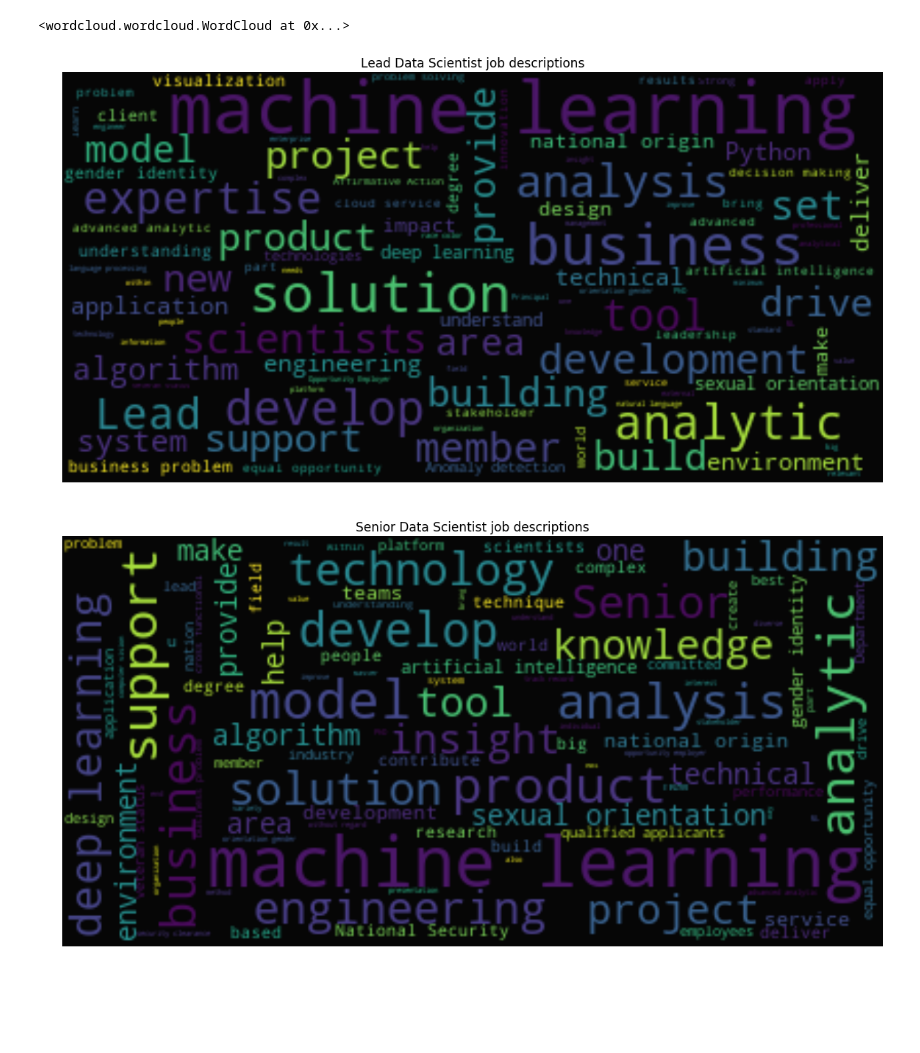
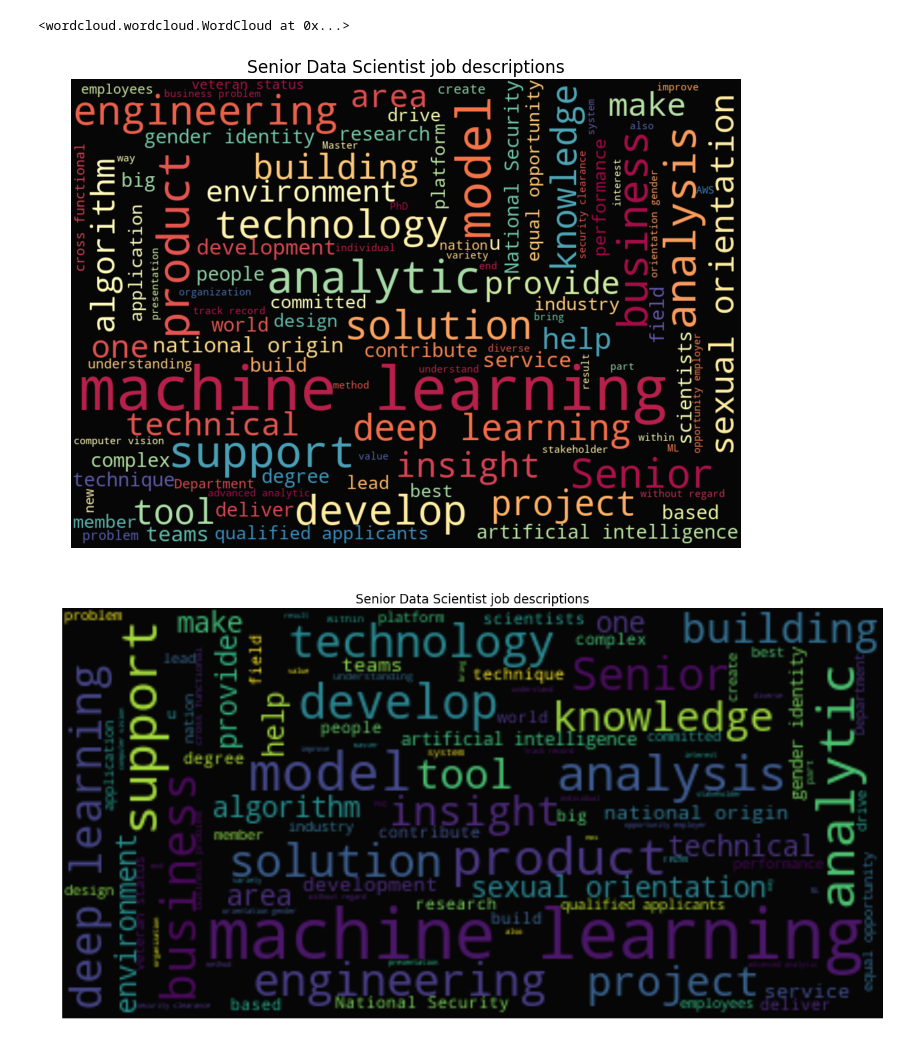
Before and after one commit to sashananda/sta_project_1, a Jupyter notebook: code/raw_code/NLP/wordcloud.ipynb, the cells around one changed output. Saved outputs shown, nothing was run; the diff lists cells and outputs as text; code cells hidden in the pictures; blank space fills up the shorter version.

Commit message:
Add updated word clouds and corr matrix and renamed folder

```diff
--- a/code/raw_code/NLP/wordcloud.ipynb
+++ b/code/raw_code/NLP/wordcloud.ipynb
@@ -18,7 +18,7 @@ stpwords = stopwords.words('english') + stopwords.words('french')
 import itertools
 import collections
 # %%
-df = pd.read_csv('../../../data/clean_data/salaries_and_descriptions.csv',encoding='utf-8')
+df = pd.read_csv('../../../data/clean_data/intermediate cleaned data/salaries_and_descriptions.csv',encoding='utf-8')
 # %%
 df.shape
 # %% [output]
@@ -69,21 +69,20 @@ specific_stpwords = stpwords + specific_words
 def gen_wordcloud(df, position, max_words, words_exclude):
     subs = df[df.Position_clean == position]
     txt = subs.Description.values
-    wc = WordCloud(background_color = 'black', max_words = max_words, stopwords = words_exclude)
+    wc = WordCloud(background_color = 'black', max_words = max_words, stopwords = words_exclude,width=1000, height = 700)
     wc.generate(" ". join(txt))
-    plt.figure(figsize = (20,20))
+    plt.figure(figsize = (12,9))
     plt.axis('off')
     TITLE = position + ' job descriptions'
     plt.title(TITLE, fontsize = 17)
-    plt.imshow(wc.recolor(colormap= 'viridis' , random_state=200), alpha=0.98, interpolation='bilinear')
+    plt.imshow(wc.recolor(colormap= 'Spectral' , random_state=200), alpha=0.98, interpolation='bilinear')
     FIG_TITLE = 'wordcloud_' + position + '.png'
     PATH = '../../../figures/exploratory_figures/'
     wc.to_file(PATH + FIG_TITLE)
-    wc.to_file()
 # %%
-gen_wordcloud(df, 'Lead Data Scientist', 100, specific_stpwords)
+gen_wordcloud(df, 'Senior Data Scientist', 100, specific_stpwords)
 # %% [output]
-[figure, old version]
+[figure, new version]
 # %%
 gen_wordcloud(df, 'Senior Data Scientist', 100, specific_stpwords)
 # %% [output]
```
Also changed, not shown: parts of 2 cells of this notebook, 12 other files.
